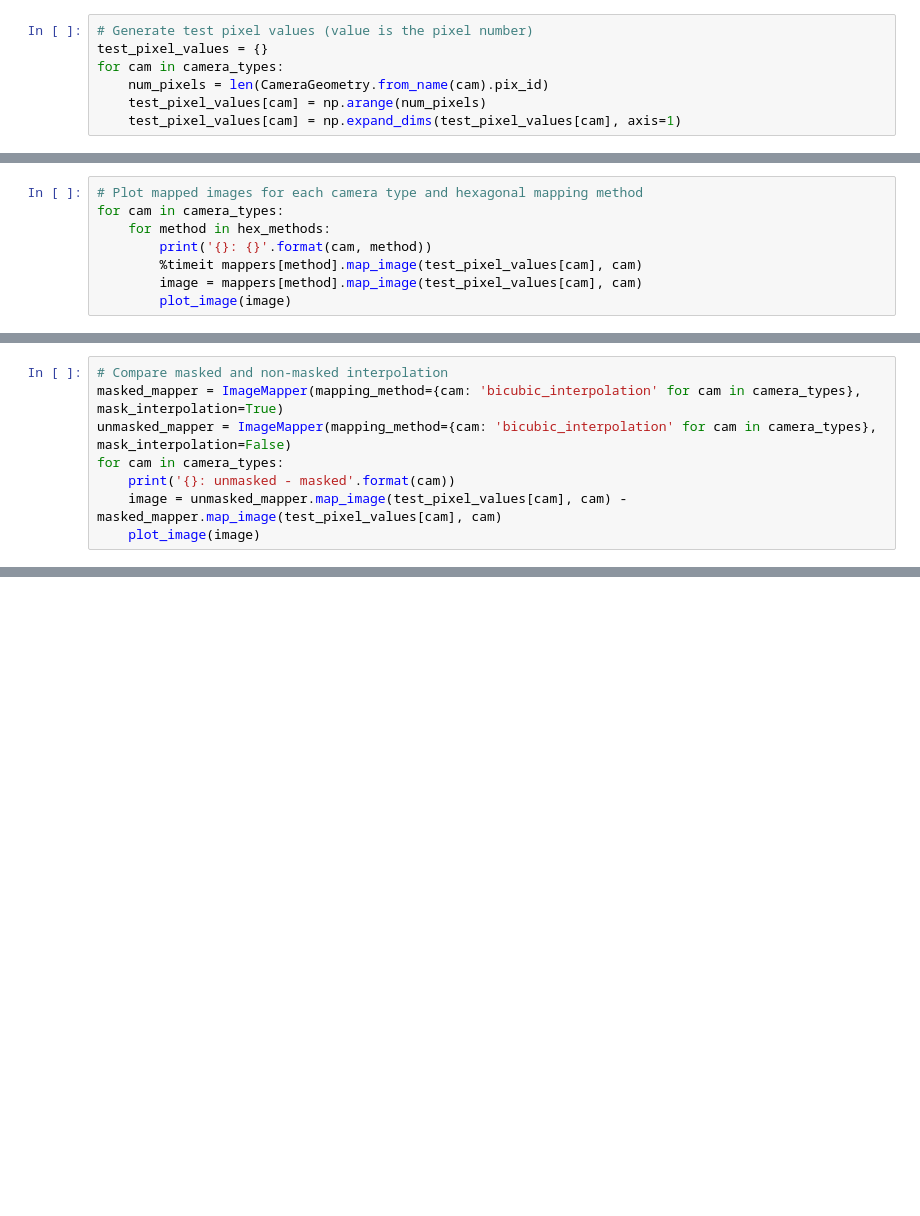
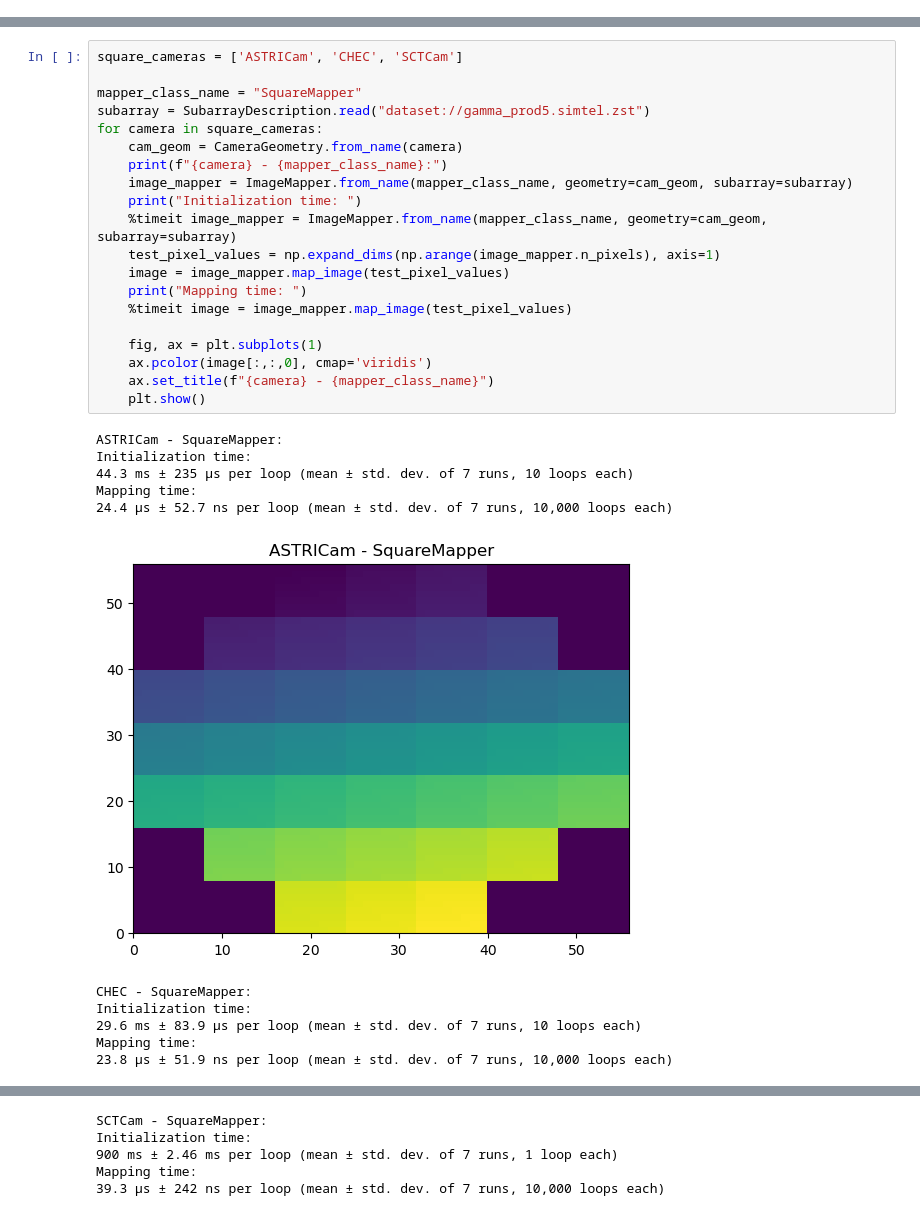
Before and after one commit to cta-observatory/dl1-data-handler, a Jupyter notebook: notebooks/test_image_mapper.ipynb, the cells around one changed output, grey strips where cells are left out. Saved outputs shown, nothing was run; the diff lists cells and outputs as text; blank space fills up the shorter version.

Commit message:
make image mapper methos as API

```diff
--- a/notebooks/test_image_mapper.ipynb
+++ b/notebooks/test_image_mapper.ipynb
@@ -70,7 +8,0 @@ ASTRICam
-# %%
-# Generate test pixel values (value is the pixel number)
-test_pixel_values = {}
-for cam in camera_types:
-    num_pixels = len(CameraGeometry.from_name(cam).pix_id)
-    test_pixel_values[cam] = np.arange(num_pixels)
-    test_pixel_values[cam] = np.expand_dims(test_pixel_values[cam], axis=1)
@@ -108,8 +8,0 @@ NectarCam: Padding
-# %%
-# Plot mapped images for each camera type and hexagonal mapping method
-for cam in camera_types:
-    for method in hex_methods:
-        print('{}: {}'.format(cam, method))
-        %timeit mappers[method].map_image(test_pixel_values[cam], cam)
-        image = mappers[method].map_image(test_pixel_values[cam], cam)
-        plot_image(image)
@@ -136,8 +8,0 @@ LSTCam: image_shifting
-# %%
-# Compare masked and non-masked interpolation
-masked_mapper = ImageMapper(mapping_method={cam: 'bicubic_interpolation' for cam in camera_types}, mask_interpolation=True)
-unmasked_mapper = ImageMapper(mapping_method={cam: 'bicubic_interpolation' for cam in camera_types}, mask_interpolation=False)
-for cam in camera_types:
-    print('{}: unmasked - masked'.format(cam))
-    image = unmasked_mapper.map_image(test_pixel_values[cam], cam) - masked_mapper.map_image(test_pixel_values[cam], cam)
-    plot_image(image)
@@ -157,0 +9,32 @@ MAGICCam: unmasked - masked
+# %%
+square_cameras = ['ASTRICam', 'CHEC', 'SCTCam']
+
+mapper_class_name = "SquareMapper"
+subarray = SubarrayDescription.read("dataset://gamma_prod5.simtel.zst")
+for camera in square_cameras:
+    cam_geom = CameraGeometry.from_name(camera)
+    print(f"{camera} - {mapper_class_name}:")
+    image_mapper = ImageMapper.from_name(mapper_class_name, geometry=cam_geom, subarray=subarray)
+    print("Initialization time: ")
+    %timeit image_mapper = ImageMapper.from_name(mapper_class_name, geometry=cam_geom, subarray=subarray)
+    test_pixel_values = np.expand_dims(np.arange(image_mapper.n_pixels), axis=1)
+    image = image_mapper.map_image(test_pixel_values)
+    print("Mapping time: ")
+    %timeit image = image_mapper.map_image(test_pixel_values)
+
+    fig, ax = plt.subplots(1)
+    ax.pcolor(image[:,:,0], cmap='viridis')
+    ax.set_title(f"{camera} - {mapper_class_name}")
+    plt.show()
+# %% [output]
+ASTRICam - SquareMapper:
+Initialization time:
+44.3 ms ± 235 µs per loop (mean ± std. dev. of 7 runs, 10 loops each)
+Mapping time:
+24.4 µs ± 52.7 ns per loop (mean ± std. dev. of 7 runs, 10,000 loops each)
+[figure, added]
+CHEC - SquareMapper:
+Initialization time:
+29.6 ms ± 83.9 µs per loop (mean ± std. dev. of 7 runs, 10 loops each)
+Mapping time:
+23.8 µs ± 51.9 ns per loop (mean ± std. dev. of 7 runs, 10,000 loops each)
@@ -157,0 +42,5 @@ MAGICCam: unmasked - masked
+SCTCam - SquareMapper:
+Initialization time:
+900 ms ± 2.46 ms per loop (mean ± std. dev. of 7 runs, 1 loop each)
+Mapping time:
+39.3 µs ± 242 ns per loop (mean ± std. dev. of 7 runs, 10,000 loops each)
```
Also changed, not shown: parts of 10 cells of this notebook, 1 other file.
